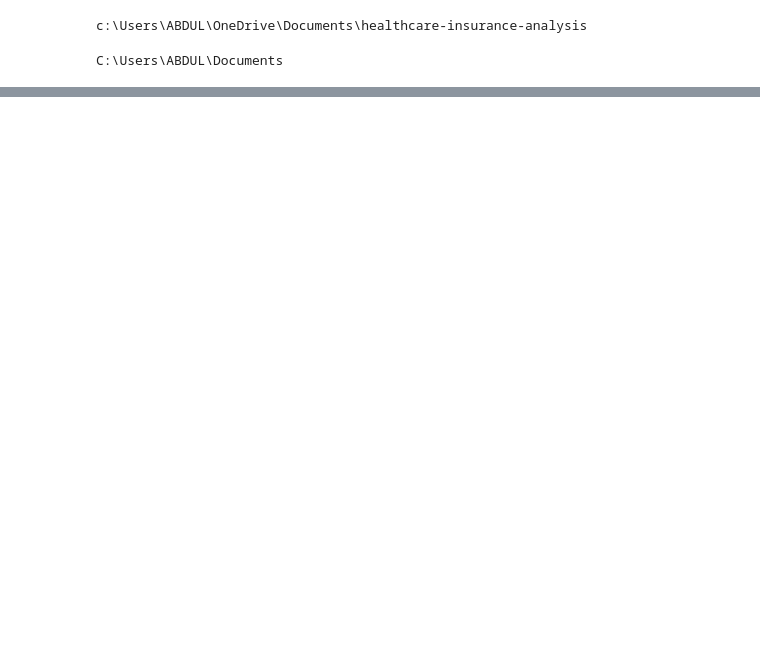
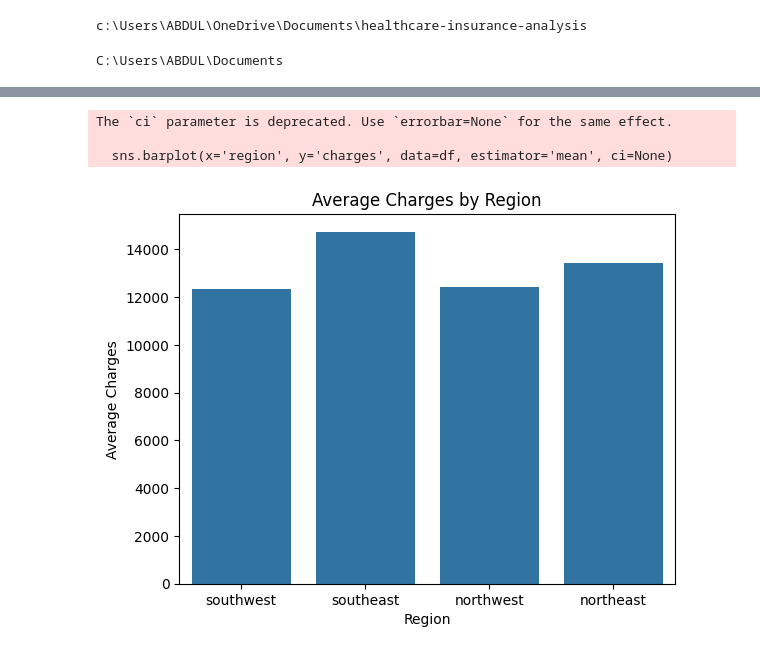
Before and after one commit to hidaia175/H1_Health_Analytics, a Jupyter notebook: day1_analysis.ipynb, the cells around one changed output, grey strips where cells are left out. Drawn from its saved outputs; the diff is of its cells as text; code cells hidden in the pictures; blank space fills up the shorter version.

```diff
--- a/day1_analysis.ipynb
+++ b/day1_analysis.ipynb
@@ -198,0 +216,14 @@ print(df.shape)
+# %%
+# --------------------------------
+# Step 8: Average Charges by Region
+# --------------------------------
+sns.barplot(x='region', y='charges', data=df, estimator='mean', ci=None)
+plt.title("Average Charges by Region")
+plt.xlabel("Region")
+plt.ylabel("Average Charges")
+plt.show()
+# %% [output]
+The `ci` parameter is deprecated. Use `errorbar=None` for the same effect.
+
+  sns.barplot(x='region', y='charges', data=df, estimator='mean', ci=None)
+[figure, added]
```
Also changed, not shown: parts of 11 cells of this notebook, 2 other files.
